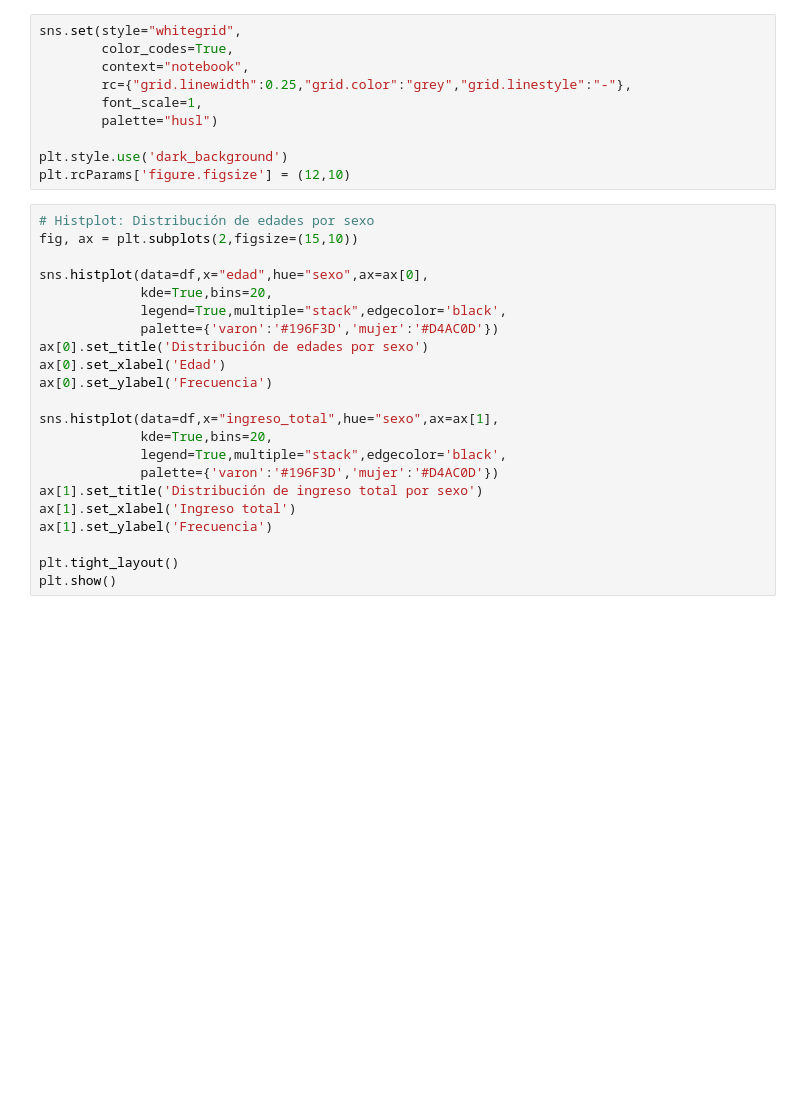
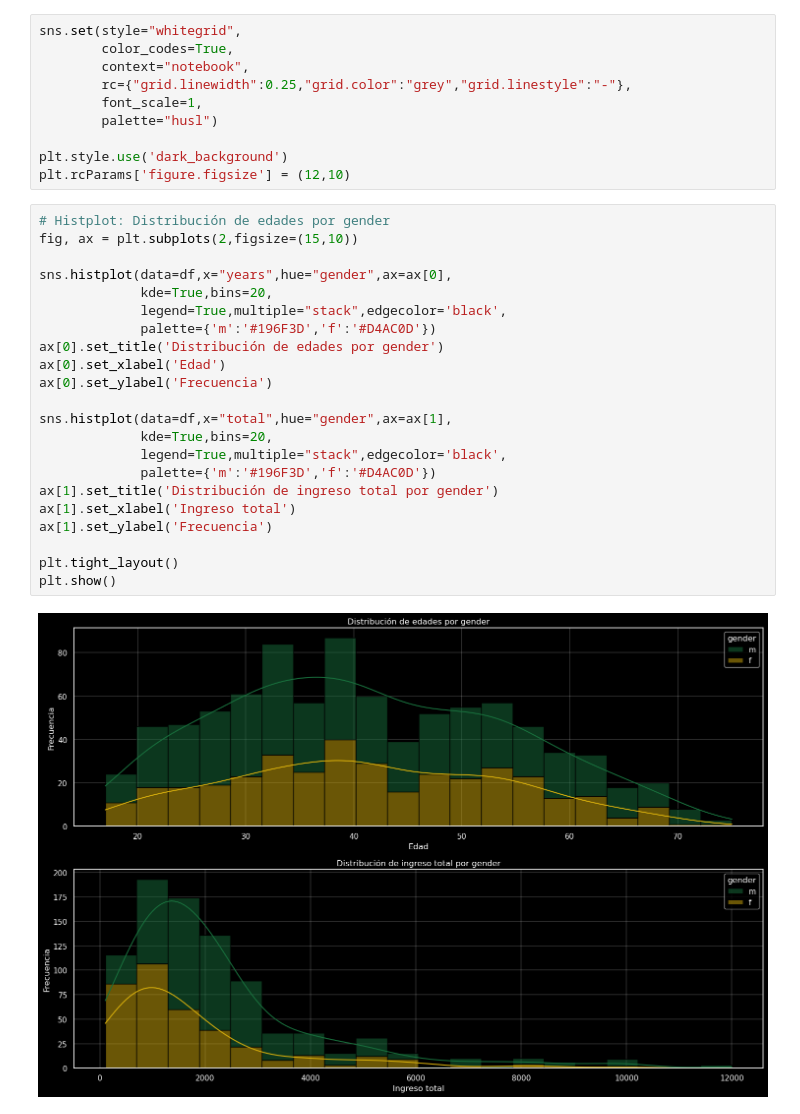
Before and after one commit to maufranzar/aipy, a Jupyter notebook: notebook/0.3_DAE.ipynb, the cells around one changed output. Cells and saved outputs as stored; diff of their text form; blank space fills up the shorter version.

```diff
--- a/notebook/0.3_DAE.ipynb
+++ b/notebook/0.3_DAE.ipynb
@@ -29,25 +32,27 @@ sns.set(style="whitegrid",
 plt.style.use('dark_background')
 plt.rcParams['figure.figsize'] = (12,10)
 # %%
-# Histplot: Distribución de edades por sexo
+# Histplot: Distribución de edades por gender
 fig, ax = plt.subplots(2,figsize=(15,10))
 
-sns.histplot(data=df,x="edad",hue="sexo",ax=ax[0],
+sns.histplot(data=df,x="years",hue="gender",ax=ax[0],
              kde=True,bins=20,
              legend=True,multiple="stack",edgecolor='black',
-             palette={'varon':'#196F3D','mujer':'#D4AC0D'})
-ax[0].set_title('Distribución de edades por sexo')
+             palette={'m':'#196F3D','f':'#D4AC0D'})
+ax[0].set_title('Distribución de edades por gender')
 ax[0].set_xlabel('Edad')
 ax[0].set_ylabel('Frecuencia')
 
-sns.histplot(data=df,x="ingreso_total",hue="sexo",ax=ax[1],
+sns.histplot(data=df,x="total",hue="gender",ax=ax[1],
              kde=True,bins=20,
              legend=True,multiple="stack",edgecolor='black',
-             palette={'varon':'#196F3D','mujer':'#D4AC0D'})
-ax[1].set_title('Distribución de ingreso total por sexo')
+             palette={'m':'#196F3D','f':'#D4AC0D'})
+ax[1].set_title('Distribución de ingreso total por gender')
 ax[1].set_xlabel('Ingreso total')
 ax[1].set_ylabel('Frecuencia')
 
 plt.tight_layout()
 plt.show()
+# %% [output]
+[figure, added]
 # %%
```
Also changed, not shown: parts of 2 cells of this notebook, 4 other files.
